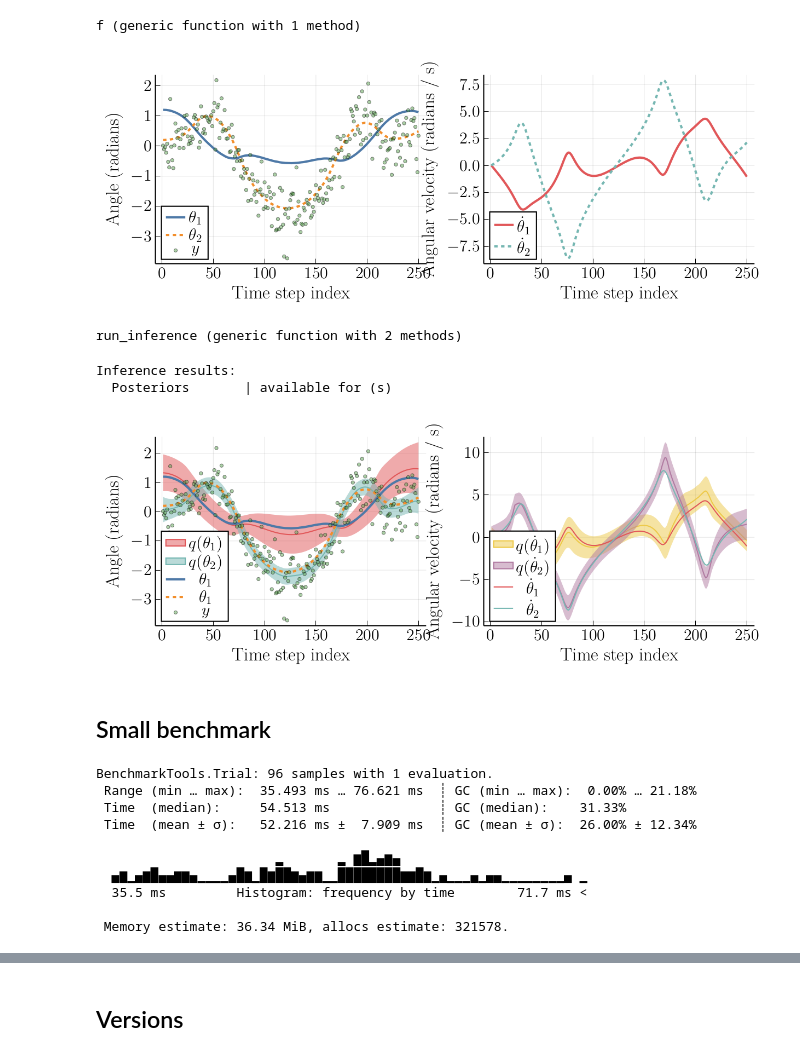
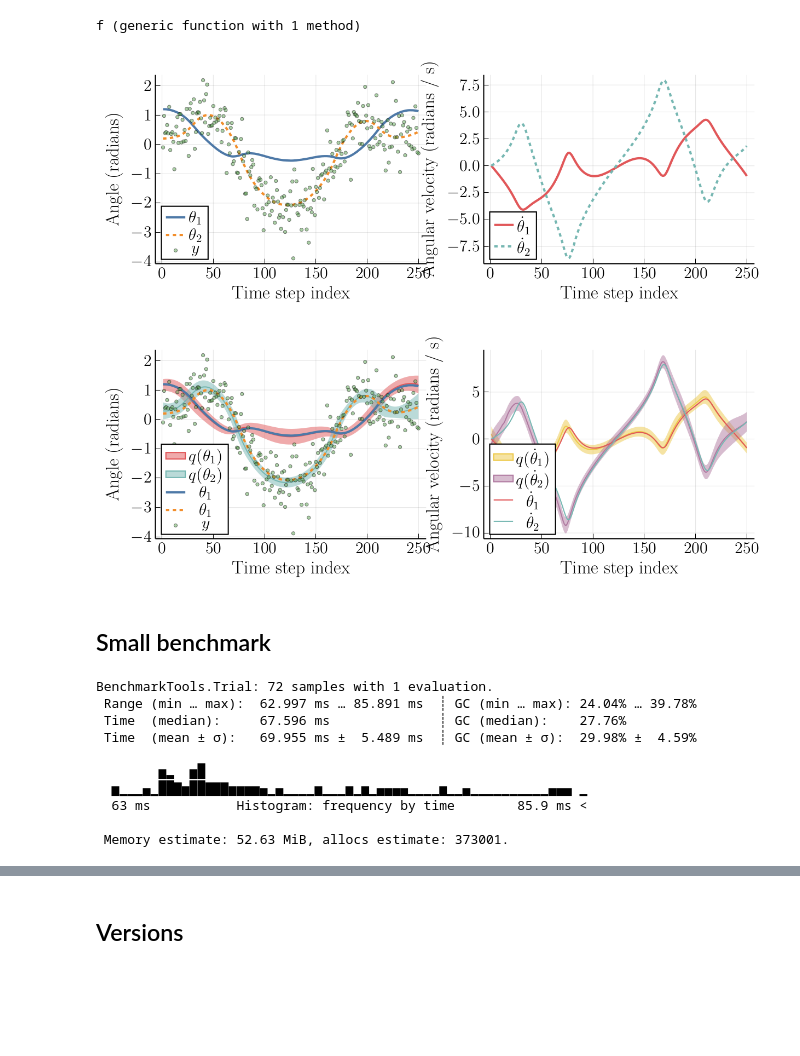
Before and after one commit to bvdmitri/phdthesis, a Jupyter notebook: notebooks/Non-Linear Dynamical System/[RxInfer] LS-NLDS dry run & plots.ipynb, the cells around one changed output, grey strips where cells are left out. Drawn from its saved outputs; the diff is of its cells as text; code cells hidden in the pictures; blank space fills up the shorter version.

```diff
--- a/notebooks/Non-Linear Dynamical System/[RxInfer] LS-NLDS dry run & plots.ipynb
+++ b/notebooks/Non-Linear Dynamical System/[RxInfer] LS-NLDS dry run & plots.ipynb
@@ -41,9 +41,10 @@ include(srcdir("models", "rxinfer", "double_pendulum.jl"));
 # %%
 # For plotting purposes I only generate 250 points
 T = 250
-rng = StableRNG(42)
+seed = 43
+rng = StableRNG(seed)
 
-states, observations = rand(rng, environment, T);
+states, observations = rand(rng, environment, T; random_start = false);
 
 # `plotting`range
 prange = firstindex(states):lastindex(states)
@@ -73,67 +74,50 @@ savefig(p2, plotsdir("nlds", "pendulum_example_velocities.tex"))
 
 plot(p1, p2, layout = @layout([ a b ]), size = (800, 300))
 # %% [output]
-[figure, old version]
+[figure, new version]
-# %%
-# First invoke slow as usual, but we do not perform benchmarks here so it does not really matter
-# We perform a small benchmark below, for that we need to wrap the `inference` call in a separate function
-function run_inference(T, fstate, observations)
-    return inference(
-        model = double_pendulum(T, fstate),
-        data = (y = observations, ),
-        meta = double_pendulum_meta(),
-        constraints = double_pendulum_constraints(),
-        returnvars = (s = KeepLast(), ),
-        iterations = 3,
-        initmarginals = (σ = Gamma(0.001, 100.0), ),
-        options = (limit_stack_depth = 500, )
-    )
-end
-# %% [output]
-run_inference (generic function with 2 methods)
 # %%
-results = run_inference()
+rximodel   = double_pendulum(T)
+results    = run_inference(rximodel, observations);
-# %% [output]
-Inference results:
-  Posteriors       | available for (s)
 # %%
-em = mean.(results.posteriors[:s])
-ev = std.(results.posteriors[:s])
+posteriors = extract_posteriors(T, results)
+
+em = mean.(posteriors)
+ev = std.(posteriors)
 p1 = plot(xlabel = "Time step index", ylabel = "Angle (radians)"; pfontsettings...)
 
 plot!(prange, getindex.(em, 1)[prange], color = colors[3], ribbon = 3getindex.(ev, 1, 1), label = L"q(\theta_1)")
 plot!(prange, getindex.(em, 2)[prange], color = colors[4], ribbon = 3getindex.(ev, 2, 2), label = L"q(\theta_2)")
 plot!(prange, getindex.(states, 1)[prange], label = L"\theta_1", color = colors[1], linewidth = 2,)
 plot!(prange, getindex.(states, 2)[prange], label = L"\theta_1", color = colors[2], linewidth = 2, style = :dash)
 scatter!(prange, getindex.(observations, 1)[prange], ms = 2, msw = 0, alpha = 0.5, color = colors[5], label = L"y")
 
 p2 = plot(size=(800, 300), xlabel = "Time step index", ylabel = "Angular velocity (radians / s)"; pfontsettings...)
 plot!(prange, getindex.(em, 3)[prange], ribbon = 3getindex.(ev, 3, 3), color = colors[6], label = L"q(\dot{\theta}_1)")
 plot!(prange, getindex.(em, 4)[prange], ribbon = 3getindex.(ev, 4, 4), color = colors[7], label = L"q(\dot{\theta}_2)")
 plot!(prange, getindex.(states, 3)[prange], color = colors[3], label = L"\dot{\theta}_1")
 plot!(prange, getindex.(states, 4)[prange], color = colors[4], label = L"\dot{\theta}_2")
 
 savefig(p1, plotsdir("nlds", "pendulum_example_inference_angles.tex"))
 savefig(p2, plotsdir("nlds", "pendulum_example_inference_velocities.tex"))
 
 plot(p1, p2, size = (800, 300), layout = @layout([ a b ]))
 # %% [output]
-[figure, old version]
+[figure, new version]
 # %% [markdown]
 ## Small benchmark
 # %%
-benchmark = @benchmark run_inference($T, $(states[begin]), $observations)
+benchmark = @benchmark run_inference($rximodel, $observations)
 # %% [output]
-BenchmarkTools.Trial: 96 samples with 1 evaluation.
- Range (min … max):  35.493 ms … 76.621 ms  ┊ GC (min … max):  0.00% … 21.18%
- Time  (median):     54.513 ms              ┊ GC (median):    31.33%
- Time  (mean ± σ):   52.216 ms ±  7.909 ms  ┊ GC (mean ± σ):  26.00% ± 12.34%
+BenchmarkTools.Trial: 72 samples with 1 evaluation.
+ Range (min … max):  62.997 ms … 85.891 ms  ┊ GC (min … max): 24.04% … 39.78%
+ Time  (median):     67.596 ms              ┊ GC (median):    27.76%
+ Time  (mean ± σ):   69.955 ms ±  5.489 ms  ┊ GC (mean ± σ):  29.98% ±  4.59%
 
-                       ▂       ▂ ▆█▂▄▆▄
-  ▄▆▁▄▆█▄▄▆▆▄▁▁▁▁▄█▆▁█▆██▆▄▆▆▁▁████████▆▆█▆▁▄▁▁▁▄▁▄▄▁▁▁▁▁▁▁▁▄ ▁
-  35.5 ms         Histogram: frequency by time        71.7 ms <
+        ▅▂  ▅█
+  ▅▁▁▁▄▁██▇▅██▇▇▇▅▅▅▅▄▁▄▁▁▁▁▅▁▁▁▅▁▅▁▄▄▄▄▁▁▁▁▅▁▁▄▁▁▁▁▁▁▁▁▁▁▄▄▄ ▁
+  63 ms           Histogram: frequency by time        85.9 ms <
 
- Memory estimate: 36.34 MiB, allocs estimate: 321578.
+ Memory estimate: 52.63 MiB, allocs estimate: 373001.
 # %%
 # I also print some basic statitistic over the benchmark result
 m_times = minimum(benchmark)
```
Also changed, not shown: parts of 4 cells of this notebook, 12 other files.
